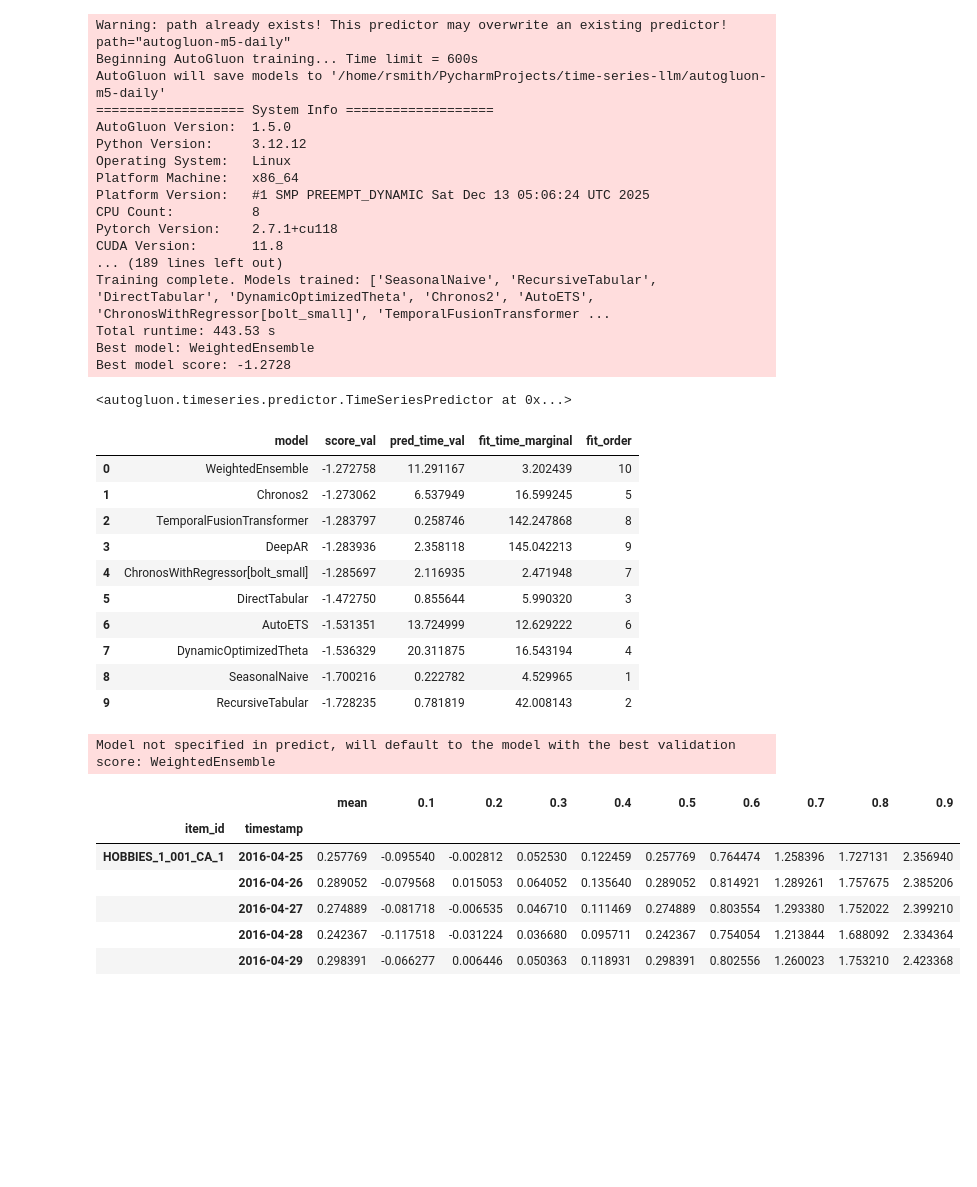
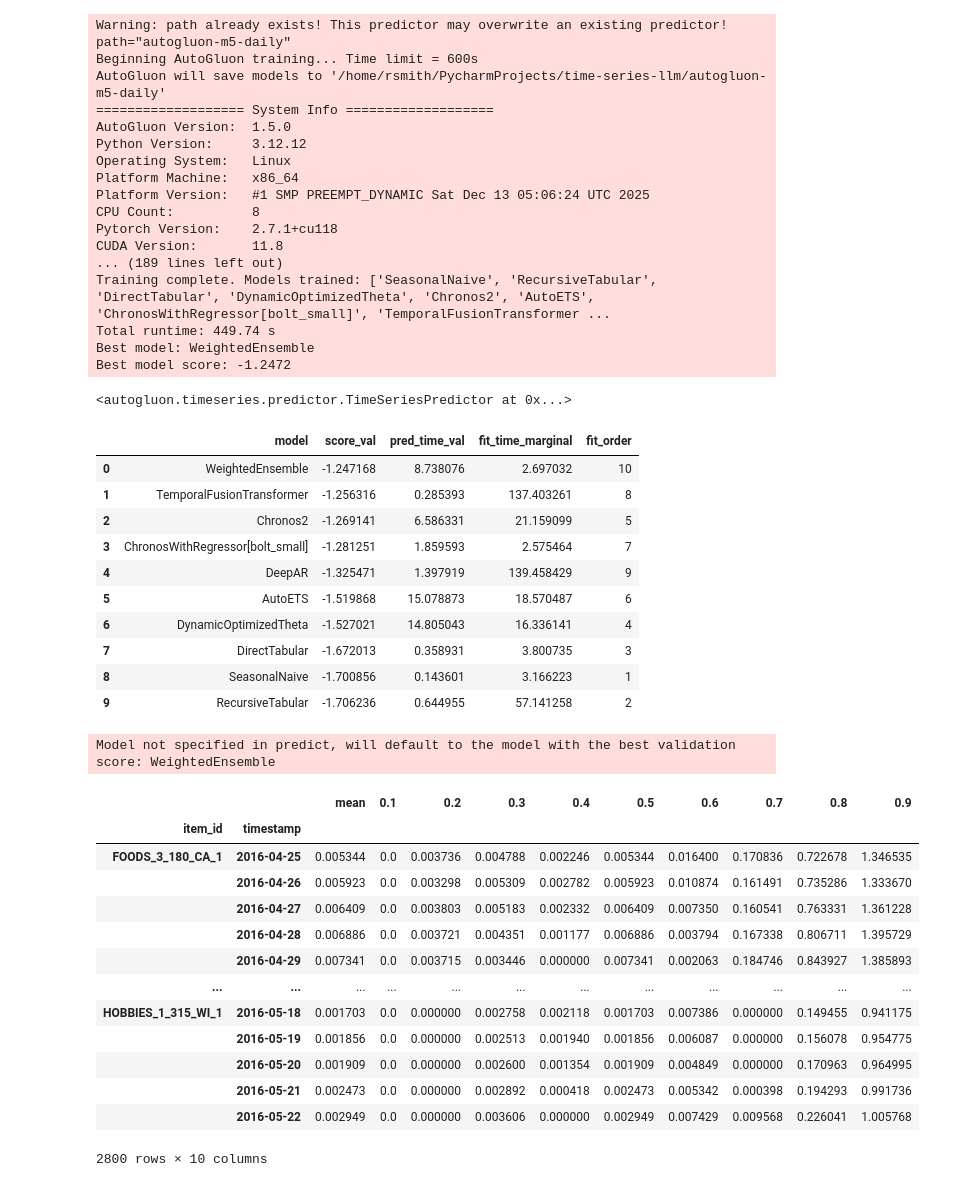
Before and after one commit to RobertWSmith/time-series-llm, a Jupyter notebook: autogluon.ipynb, the cells around one changed output. Cells and saved outputs as stored; diff of their text form; code cells hidden in the pictures; blank space fills up the shorter version.

```diff
--- a/autogluon.ipynb
+++ b/autogluon.ipynb
@@ -3,7 +4,7 @@ import pandas as pd
 import datetime
 from autogluon.timeseries import TimeSeriesDataFrame, TimeSeriesPredictor
 # %%
-df = pd.read_csv("m5-forecasting-accuracy/sales_train_validation.csv").head(100)
+df = pd.read_csv("m5-forecasting-accuracy/sales_train_validation.csv").sample(n=100, random_state=42)
 df["id"] = df["item_id"] + "_" + df["store_id"]
 df = df[["id", ] + [cn for cn in df.columns if cn.startswith("d_")]]
 
@@ -11,6 +12,8 @@ df = df.melt(id_vars="id", var_name="timestamp", value_name="value")
 df["timestamp"] = pd.to_datetime(df["timestamp"].apply(
     lambda x: datetime.datetime(2011, 1, 28) + datetime.timedelta(days=int(str(x).replace("d_", "")))))
 
+df["value"] = np.log1p(df["value"])
+
 train_data = TimeSeriesDataFrame.from_data_frame(
     df,
     id_column="id",
@@ -28,6 +31,6 @@ train_data.head()
 # %%
 predictor = TimeSeriesPredictor(
-    prediction_length=48,
+    prediction_length=28,
     path="autogluon-m5-daily",
     target="value",
     eval_metric="MASE",
@@ -53,36 +56,45 @@ Pytorch Version:    2.7.1+cu118
 CUDA Version:       11.8
 ... (189 lines left out)
 Training complete. Models trained: ['SeasonalNaive', 'RecursiveTabular', 'DirectTabular', 'DynamicOptimizedTheta', 'Chronos2', 'AutoETS', 'ChronosWithRegressor[bolt_small]', 'TemporalFusionTransformer ...
-Total runtime: 443.53 s
+Total runtime: 449.74 s
 Best model: WeightedEnsemble
-Best model score: -1.2728
+Best model score: -1.2472
 <autogluon.timeseries.predictor.TimeSeriesPredictor at 0x...>
 # %%
 predictor.leaderboard()
 # %% [output]
 |  | model | score_val | pred_time_val | fit_time_marginal | fit_order |
-| 0 | WeightedEnsemble | -1.272758 | 11.291167 | 3.202439 | 10 |
-| 1 | Chronos2 | -1.273062 | 6.537949 | 16.599245 | 5 |
-| 2 | TemporalFusionTransformer | -1.283797 | 0.258746 | 142.247868 | 8 |
-| 3 | DeepAR | -1.283936 | 2.358118 | 145.042213 | 9 |
-| 4 | ChronosWithRegressor[bolt_small] | -1.285697 | 2.116935 | 2.471948 | 7 |
-| 5 | DirectTabular | -1.472750 | 0.855644 | 5.990320 | 3 |
-| 6 | AutoETS | -1.531351 | 13.724999 | 12.629222 | 6 |
-| 7 | DynamicOptimizedTheta | -1.536329 | 20.311875 | 16.543194 | 4 |
-| 8 | SeasonalNaive | -1.700216 | 0.222782 | 4.529965 | 1 |
-| 9 | RecursiveTabular | -1.728235 | 0.781819 | 42.008143 | 2 |
+| 0 | WeightedEnsemble | -1.247168 | 8.738076 | 2.697032 | 10 |
+| 1 | TemporalFusionTransformer | -1.256316 | 0.285393 | 137.403261 | 8 |
+| 2 | Chronos2 | -1.269141 | 6.586331 | 21.159099 | 5 |
+| 3 | ChronosWithRegressor[bolt_small] | -1.281251 | 1.859593 | 2.575464 | 7 |
+| 4 | DeepAR | -1.325471 | 1.397919 | 139.458429 | 9 |
+| 5 | AutoETS | -1.519868 | 15.078873 | 18.570487 | 6 |
+| 6 | DynamicOptimizedTheta | -1.527021 | 14.805043 | 16.336141 | 4 |
+| 7 | DirectTabular | -1.672013 | 0.358931 | 3.800735 | 3 |
+| 8 | SeasonalNaive | -1.700856 | 0.143601 | 3.166223 | 1 |
+| 9 | RecursiveTabular | -1.706236 | 0.644955 | 57.141258 | 2 |
 # %%
-predictions = predictor.predict(train_data, prediction_length=28)
-predictions.head()
+predictions = predictor.predict(train_data)
+predictions[predictions < 0.0] = 0.0
+predictions = np.expm1(predictions)
+predictions
 # %% [output]
 Model not specified in predict, will default to the model with the best validation score: WeightedEnsemble
 |  |  | mean | 0.1 | 0.2 | 0.3 | 0.4 | 0.5 | 0.6 | 0.7 | 0.8 | 0.9 |
 | item_id | timestamp |  |  |  |  |  |  |  |  |  |  |
-| HOBBIES_1_001_CA_1 | 2016-04-25 | 0.257769 | -0.095540 | -0.002812 | 0.052530 | 0.122459 | 0.257769 | 0.764474 | 1.258396 | 1.727131 | 2.356940 |
-|  | 2016-04-26 | 0.289052 | -0.079568 | 0.015053 | 0.064052 | 0.135640 | 0.289052 | 0.814921 | 1.289261 | 1.757675 | 2.385206 |
-|  | 2016-04-27 | 0.274889 | -0.081718 | -0.006535 | 0.046710 | 0.111469 | 0.274889 | 0.803554 | 1.293380 | 1.752022 | 2.399210 |
-|  | 2016-04-28 | 0.242367 | -0.117518 | -0.031224 | 0.036680 | 0.095711 | 0.242367 | 0.754054 | 1.213844 | 1.688092 | 2.334364 |
-|  | 2016-04-29 | 0.298391 | -0.066277 | 0.006446 | 0.050363 | 0.118931 | 0.298391 | 0.802556 | 1.260023 | 1.753210 | 2.423368 |
+| FOODS_3_180_CA_1 | 2016-04-25 | 0.005344 | 0.0 | 0.003736 | 0.004788 | 0.002246 | 0.005344 | 0.016400 | 0.170836 | 0.722678 | 1.346535 |
+|  | 2016-04-26 | 0.005923 | 0.0 | 0.003298 | 0.005309 | 0.002782 | 0.005923 | 0.010874 | 0.161491 | 0.735286 | 1.333670 |
+|  | 2016-04-27 | 0.006409 | 0.0 | 0.003803 | 0.005183 | 0.002332 | 0.006409 | 0.007350 | 0.160541 | 0.763331 | 1.361228 |
+|  | 2016-04-28 | 0.006886 | 0.0 | 0.003721 | 0.004351 | 0.001177 | 0.006886 | 0.003794 | 0.167338 | 0.806711 | 1.395729 |
+|  | 2016-04-29 | 0.007341 | 0.0 | 0.003715 | 0.003446 | 0.000000 | 0.007341 | 0.002063 | 0.184746 | 0.843927 | 1.385893 |
+| ... | ... | ... | ... | ... | ... | ... | ... | ... | ... | ... | ... |
+| HOBBIES_1_315_WI_1 | 2016-05-18 | 0.001703 | 0.0 | 0.000000 | 0.002758 | 0.002118 | 0.001703 | 0.007386 | 0.000000 | 0.149455 | 0.941175 |
+|  | 2016-05-19 | 0.001856 | 0.0 | 0.000000 | 0.002513 | 0.001940 | 0.001856 | 0.006087 | 0.000000 | 0.156078 | 0.954775 |
+|  | 2016-05-20 | 0.001909 | 0.0 | 0.000000 | 0.002600 | 0.001354 | 0.001909 | 0.004849 | 0.000000 | 0.170963 | 0.964995 |
+|  | 2016-05-21 | 0.002473 | 0.0 | 0.000000 | 0.002892 | 0.000418 | 0.002473 | 0.005342 | 0.000398 | 0.194293 | 0.991736 |
+|  | 2016-05-22 | 0.002949 | 0.0 | 0.000000 | 0.003606 | 0.000000 | 0.002949 | 0.007429 | 0.009568 | 0.226041 | 1.005768 |
+2800 rows × 10 columns
 # %%
 test_df = pd.read_csv("m5-forecasting-accuracy/sales_train_evaluation.csv")
 test_df["id"] = test_df["item_id"] + "_" + test_df["store_id"]
```
Also changed, not shown: parts of 4 cells of this notebook.
